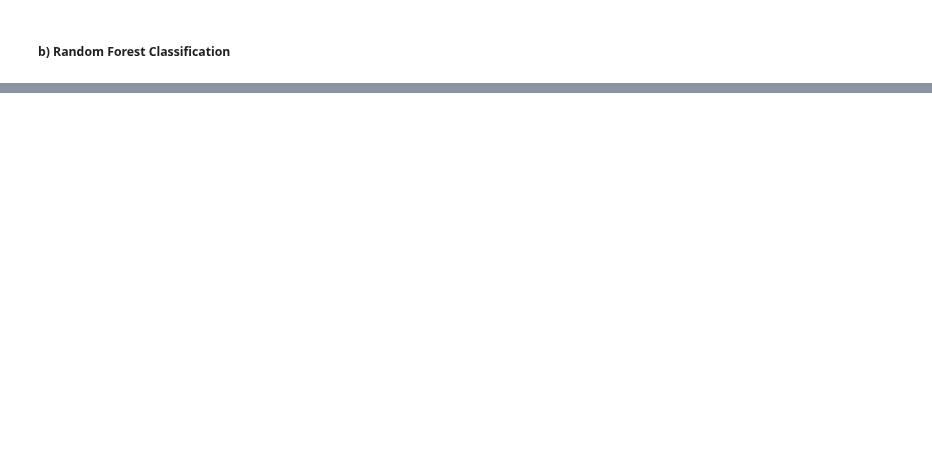
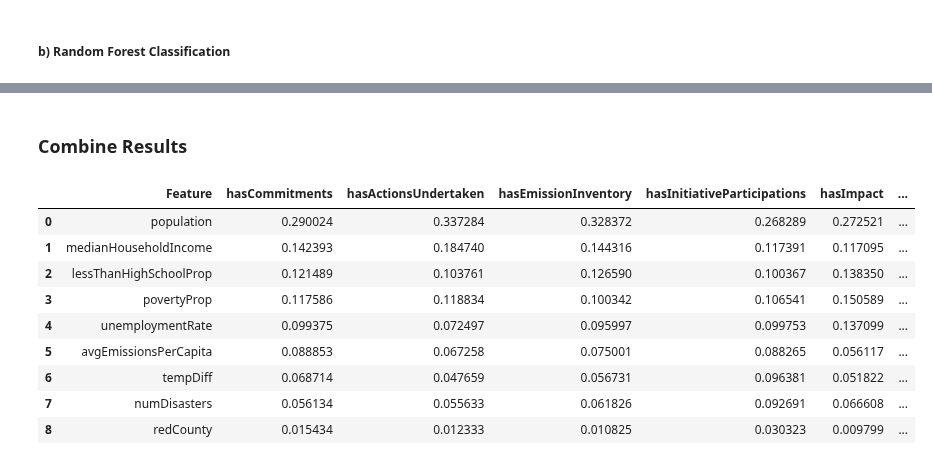
Before and after one commit to paulroconnor/UNFCCC-Econometric-Analysis, a Jupyter notebook: EconometricAnalysis.ipynb, the cells around one changed output, grey strips where cells are left out. Saved outputs shown, nothing was run; the diff lists cells and outputs as text; code cells hidden in the pictures; blank space fills up the shorter version.

```diff
--- a/EconometricAnalysis.ipynb
+++ b/EconometricAnalysis.ipynb
@@ -730,0 +724,2 @@ FitRandomForest(df_unfccc, y_var = 'hasClimateActionPlans', X_vars = ['populatio
+# %%
+FitRandomForest(df_unfccc, y_var = 'hasClimateActionPlans', X_vars = independent_variables)
@@ -733,7 +739,7 @@ FitRandomForest(df_unfccc, y_var = 'hasClimateActionPlans', X_vars = ['populatio
 # %% [markdown]
 ##### a) Logistic Regression
 # %%
-FitLogistic(df_unfccc, y_var = 'hasFinanceActions', X_vars = ['population','redCounty','unemploymentRate','povertyProp','tempDiff','numDisasters','avgEmissionsPerCapita','lessThanHighSchoolProp','medianHouseholdIncome'], format = 'csv')
+FitLogistic(df_unfccc, y_var = 'hasFinanceActions', X_vars = independent_variables, format = 'csv')
 # %% [output]
                            Logit Regression Results
 ==============================================================================
@@ -774,5 +780,3 @@ population  2.215e-07   1.41e-07      1.567      0.117   -5.56e-08    4.99e-07
 ==============================================================================
 # %% [markdown]
 ##### b) Random Forest Classification
-# %%
-FitRandomForest(df_unfccc, y_var = 'hasFinanceActions', X_vars = ['population','redCounty','redState','unemploymentRate','povertyProp','tempDiff','numDisasters','avgEmissionsPerCapita','lessThanHighSchoolProp','medianHouseholdIncome']) # ,'medianAge','whiteProp'
@@ -790,0 +783,2 @@ FitRandomForest(df_unfccc, y_var = 'hasFinanceActions', X_vars = ['population','
+# %%
+FitRandomForest(df_unfccc, y_var = 'hasFinanceActions', X_vars = independent_variables)
@@ -790,0 +796,24 @@ FitRandomForest(df_unfccc, y_var = 'hasFinanceActions', X_vars = ['population','
+# %% [markdown]
+### Combine Results
+# %%
+results = FitRandomForest(df_unfccc, y_var = 'hasCommitments', X_vars = independent_variables)
+results.rename(columns = {results.columns[1]: 'hasCommitments'}, inplace = True)
+
+for var in ['hasActionsUndertaken','hasEmissionInventory','hasInitiativeParticipations','hasImpact','hasMitigations','hasAdaptations','hasRiskAssessments','hasClimateActionPlans', 'hasFinanceActions']:
+    result = FitRandomForest(df_unfccc, y_var = var, X_vars = independent_variables)
+    result.rename(columns = {result.columns[1]: var}, inplace = True)
+    results = pd.merge(results, result, how = 'left', on = 'Feature')
+
+results.to_csv('Results/Feature_Importances.csv', index = False)
+results
+# %% [output]
+|  | Feature | hasCommitments | hasActionsUndertaken | hasEmissionInventory | hasInitiativeParticipations | hasImpact | ... |
+| 0 | population | 0.290024 | 0.337284 | 0.328372 | 0.268289 | 0.272521 | ... |
+| 1 | medianHouseholdIncome | 0.142393 | 0.184740 | 0.144316 | 0.117391 | 0.117095 | ... |
+| 2 | lessThanHighSchoolProp | 0.121489 | 0.103761 | 0.126590 | 0.100367 | 0.138350 | ... |
+| 3 | povertyProp | 0.117586 | 0.118834 | 0.100342 | 0.106541 | 0.150589 | ... |
+| 4 | unemploymentRate | 0.099375 | 0.072497 | 0.095997 | 0.099753 | 0.137099 | ... |
+| 5 | avgEmissionsPerCapita | 0.088853 | 0.067258 | 0.075001 | 0.088265 | 0.056117 | ... |
+| 6 | tempDiff | 0.068714 | 0.047659 | 0.056731 | 0.096381 | 0.051822 | ... |
+| 7 | numDisasters | 0.056134 | 0.055633 | 0.061826 | 0.092691 | 0.066608 | ... |
+| 8 | redCounty | 0.015434 | 0.012333 | 0.010825 | 0.030323 | 0.009799 | ... |
```
Also changed, not shown: parts of 49 cells of this notebook.
